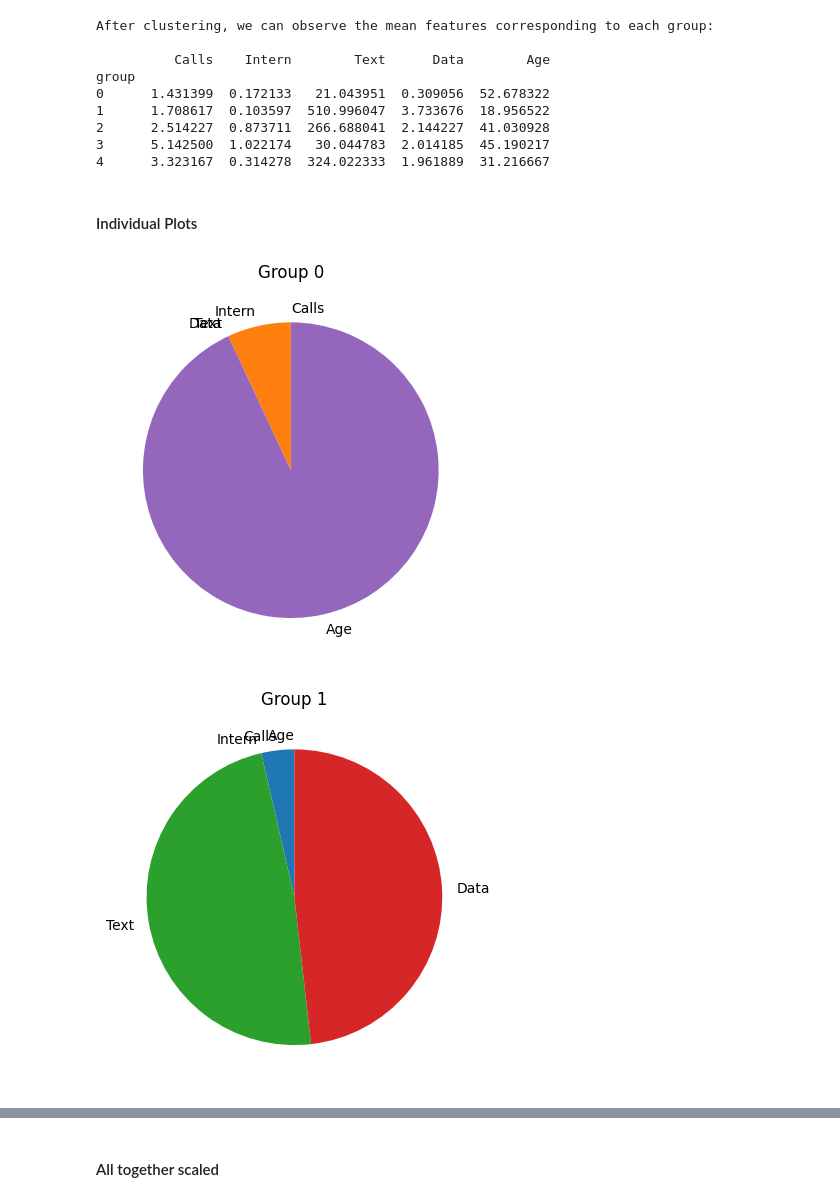
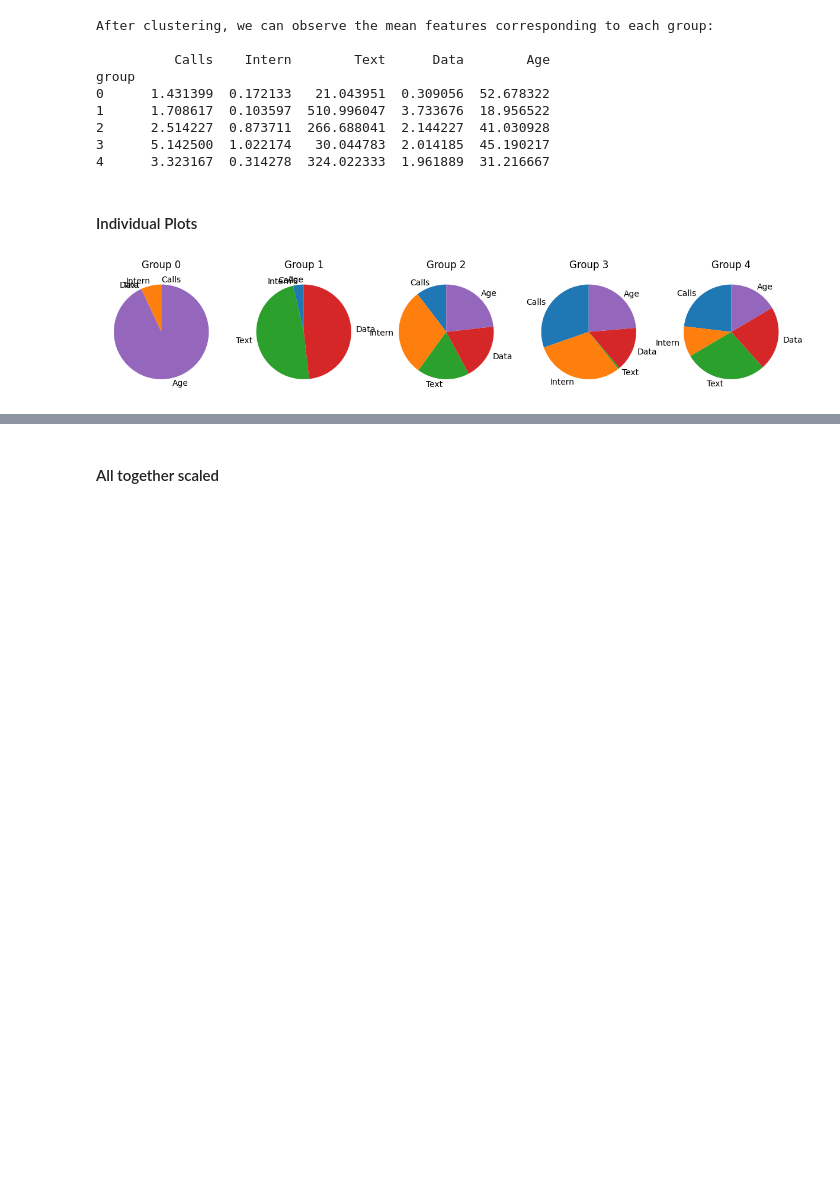
Before and after one commit to markmartorilopez/Machine_Learning, a Jupyter notebook: Business_Decisions_ML/02_Clients_use_Telecom_Similarly.ipynb, the cells around one changed output, grey strips where cells are left out. Saved outputs shown, nothing was run; the diff lists cells and outputs as text; code cells hidden in the pictures; blank space fills up the shorter version.

```diff
--- a/Business_Decisions_ML/02_Clients_use_Telecom_Similarly.ipynb
+++ b/Business_Decisions_ML/02_Clients_use_Telecom_Similarly.ipynb
@@ -138,11 +138,13 @@ group
 # %%
 scaled_informative_table = scaler.fit_transform(informative_table)
 categories =  informative_table.columns
 
+fig, axs = plt.subplots(1, 5, figsize=(15,10))
 for cat, row in enumerate(scaled_informative_table):
-  plt.pie(row, labels = categories, startangle = 90)
-  plt.title(f"Group {cat}")
-  plt.show()
+  ax = axs[cat]
+  ax.pie(row, labels = categories, startangle = 90)
+  ax.set_title(f"Group {cat}")
+
+plt.show()
 # %% [output]
-[figure, old version]
+[figure, new version]
-[figure, removed]
```
Also changed, not shown: parts of 1 cell of this notebook.
